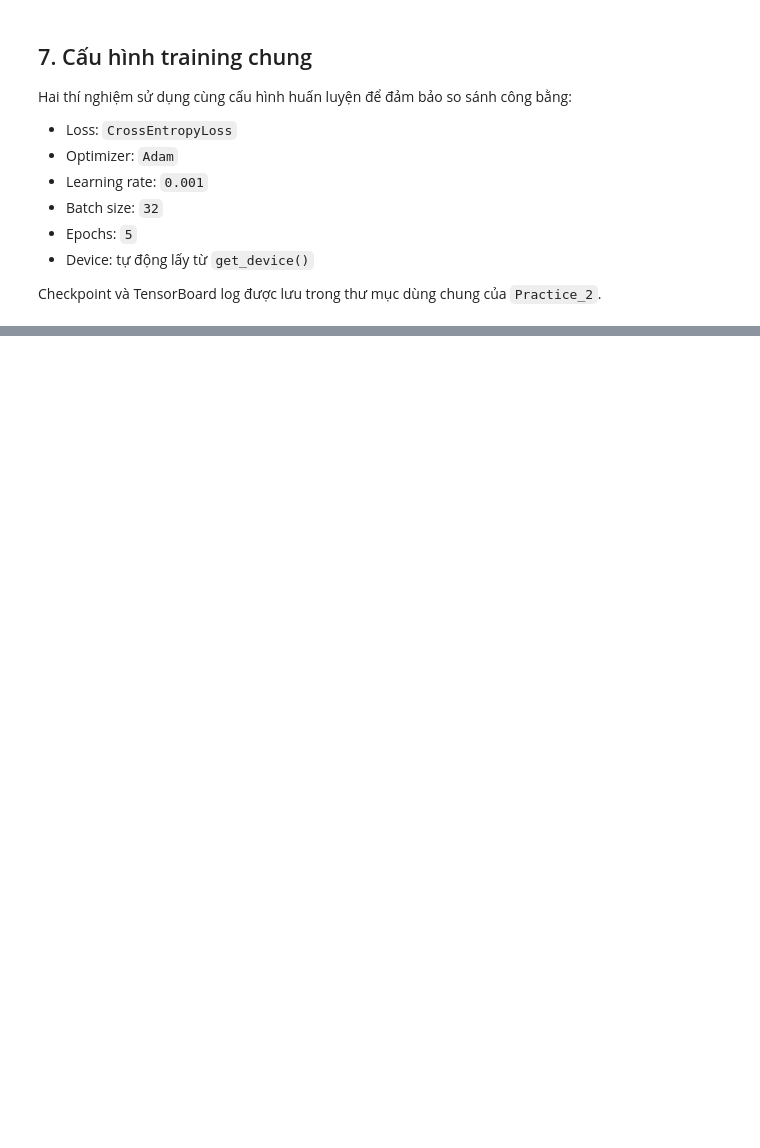
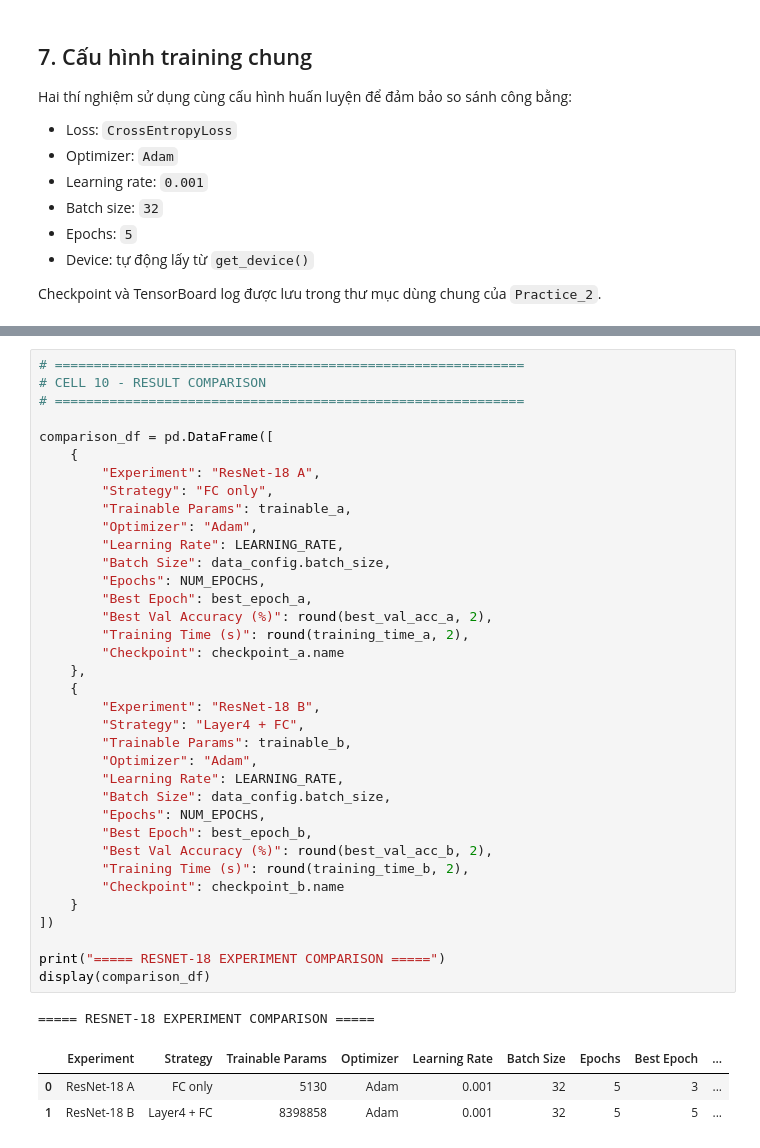
Before and after one commit to tanlen06-debug/UTH-Deep-Learning-nhom2, a Jupyter notebook: Practice_2/notebooks/02_resnet18.ipynb, the cells around one changed output, grey strips where cells are left out. Drawn from its saved outputs; the diff is of its cells as text; blank space fills up the shorter version.

```diff
--- a/Practice_2/notebooks/02_resnet18.ipynb
+++ b/Practice_2/notebooks/02_resnet18.ipynb
@@ -371,0 +578,41 @@ TensorBoard B : D:\DEEP\UTH-Deep-Learning-nhom2\Practice_2\runs\resnet18_layer4_
+# %%
+# ============================================================
+# CELL 10 - RESULT COMPARISON
+# ============================================================
+
+comparison_df = pd.DataFrame([
+    {
+        "Experiment": "ResNet-18 A",
+        "Strategy": "FC only",
+        "Trainable Params": trainable_a,
+        "Optimizer": "Adam",
+        "Learning Rate": LEARNING_RATE,
+        "Batch Size": data_config.batch_size,
+        "Epochs": NUM_EPOCHS,
+        "Best Epoch": best_epoch_a,
+        "Best Val Accuracy (%)": round(best_val_acc_a, 2),
+        "Training Time (s)": round(training_time_a, 2),
+        "Checkpoint": checkpoint_a.name
+    },
+    {
+        "Experiment": "ResNet-18 B",
+        "Strategy": "Layer4 + FC",
+        "Trainable Params": trainable_b,
+        "Optimizer": "Adam",
+        "Learning Rate": LEARNING_RATE,
+        "Batch Size": data_config.batch_size,
+        "Epochs": NUM_EPOCHS,
+        "Best Epoch": best_epoch_b,
+        "Best Val Accuracy (%)": round(best_val_acc_b, 2),
+        "Training Time (s)": round(training_time_b, 2),
+        "Checkpoint": checkpoint_b.name
+    }
+])
+
+print("===== RESNET-18 EXPERIMENT COMPARISON =====")
+display(comparison_df)
+# %% [output]
+===== RESNET-18 EXPERIMENT COMPARISON =====
+|  | Experiment | Strategy | Trainable Params | Optimizer | Learning Rate | Batch Size | Epochs | Best Epoch | ... |
+| 0 | ResNet-18 A | FC only | 5130 | Adam | 0.001 | 32 | 5 | 3 | ... |
+| 1 | ResNet-18 B | Layer4 + FC | 8398858 | Adam | 0.001 | 32 | 5 | 5 | ... |
```
Also changed, not shown: parts of 19 cells of this notebook.
